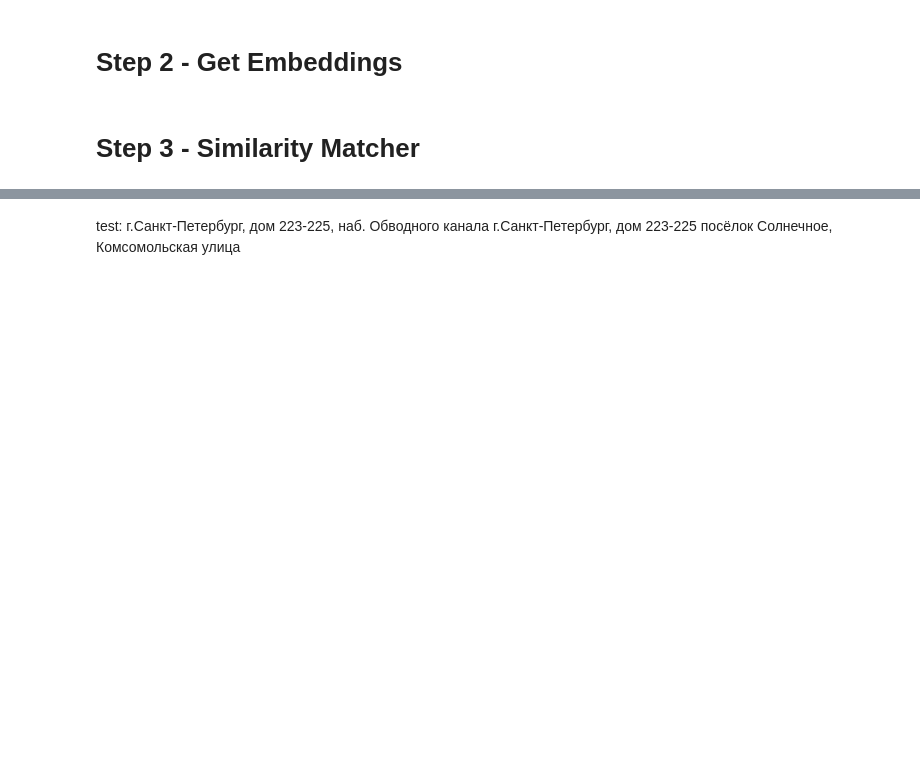
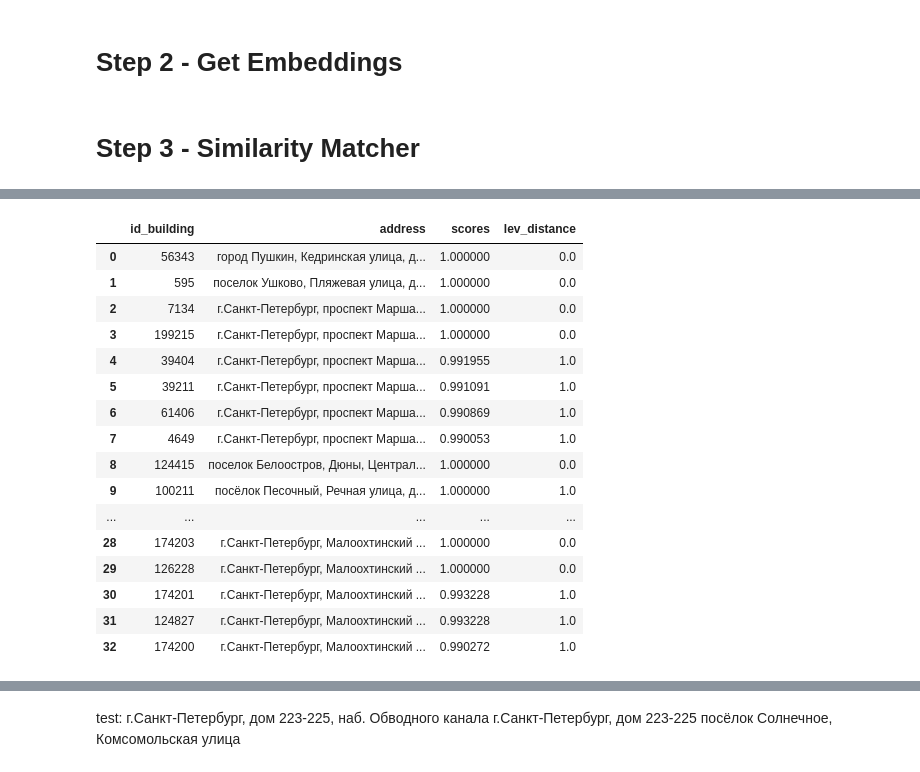
Before and after one commit to FVA13/addresses_matcher, a Jupyter notebook: notebooks/model.ipynb, the cells around one changed output, grey strips where cells are left out. Drawn from its saved outputs; the diff is of its cells as text; code cells hidden in the pictures; blank space fills up the shorter version.

```diff
--- a/notebooks/model.ipynb
+++ b/notebooks/model.ipynb
@@ -220,0 +222,30 @@ get_best_matches(QUERY, 10, np.array(embeddings), for_embeddings)
+# %%
+QUERY = ["г.Санкт-Петербург, набережная Обводного канала, дом 205, литера М",
+         'г.Санкт-Петербург, набережная Обводного канала, дом 205, литера А']
+
+def multiple_best_matches(file, top_n, embeddings: np.array, sentences):
+    res = pd.DataFrame()
+    for el in file:
+        res = pd.concat([res, get_best_matches(el, top_n, embeddings, sentences)])
+    return res.reset_index(drop=True)
+# %%
+x = multiple_best_matches(train['full_address_building'].loc[:10].values, 10, np.array(embeddings), for_embeddings)
+x
+# %% [output]
+|  | id_building | address | scores | lev_distance |
+| 0 | 56343 | город Пушкин, Кедринская улица, д... | 1.000000 | 0.0 |
+| 1 | 595 | поселок Ушково, Пляжевая улица, д... | 1.000000 | 0.0 |
+| 2 | 7134 | г.Санкт-Петербург, проспект Марша... | 1.000000 | 0.0 |
+| 3 | 199215 | г.Санкт-Петербург, проспект Марша... | 1.000000 | 0.0 |
+| 4 | 39404 | г.Санкт-Петербург, проспект Марша... | 0.991955 | 1.0 |
+| 5 | 39211 | г.Санкт-Петербург, проспект Марша... | 0.991091 | 1.0 |
+| 6 | 61406 | г.Санкт-Петербург, проспект Марша... | 0.990869 | 1.0 |
+| 7 | 4649 | г.Санкт-Петербург, проспект Марша... | 0.990053 | 1.0 |
+| 8 | 124415 | поселок Белоостров, Дюны, Централ... | 1.000000 | 0.0 |
+| 9 | 100211 | посёлок Песочный, Речная улица, д... | 1.000000 | 1.0 |
+| ... | ... | ... | ... | ... |
+| 28 | 174203 | г.Санкт-Петербург, Малоохтинский ... | 1.000000 | 0.0 |
+| 29 | 126228 | г.Санкт-Петербург, Малоохтинский ... | 1.000000 | 0.0 |
+| 30 | 174201 | г.Санкт-Петербург, Малоохтинский ... | 0.993228 | 1.0 |
+| 31 | 124827 | г.Санкт-Петербург, Малоохтинский ... | 0.993228 | 1.0 |
+| 32 | 174200 | г.Санкт-Петербург, Малоохтинский ... | 0.990272 | 1.0 |
```
Also changed, not shown: parts of 6 cells of this notebook, 2 other files.
